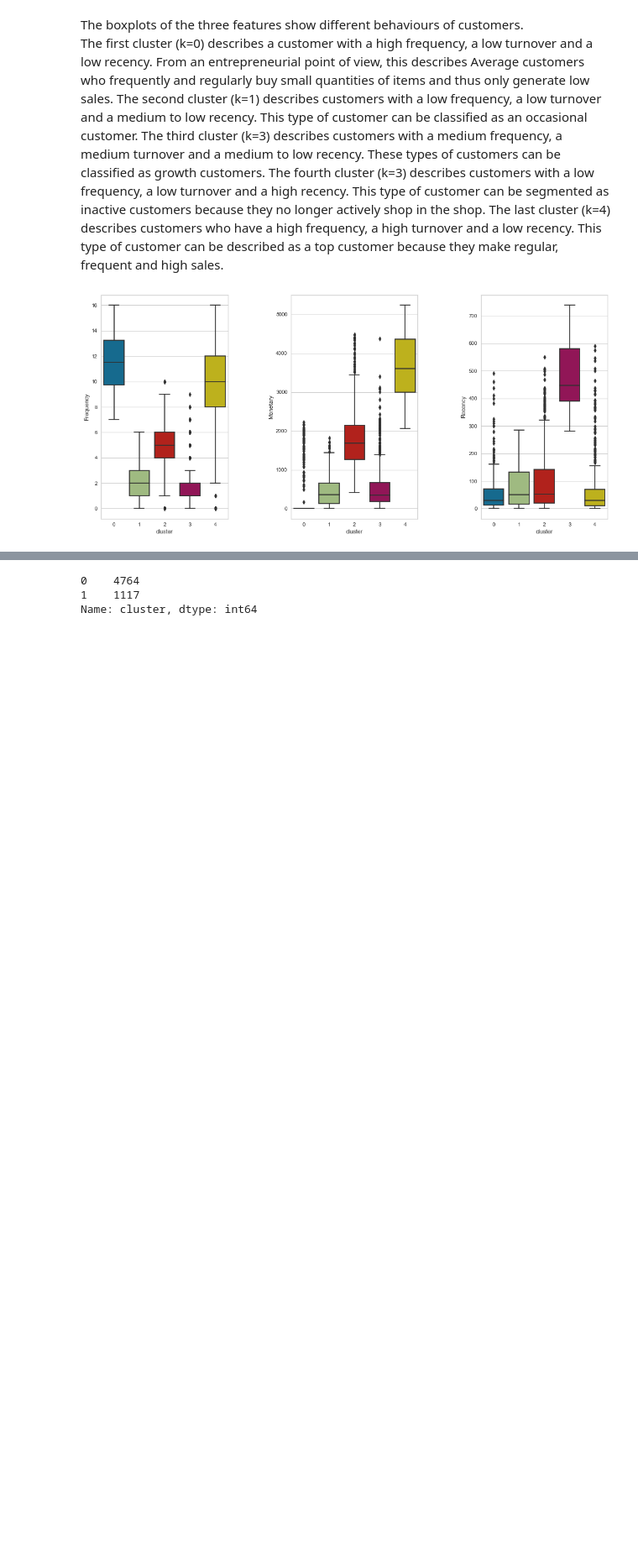
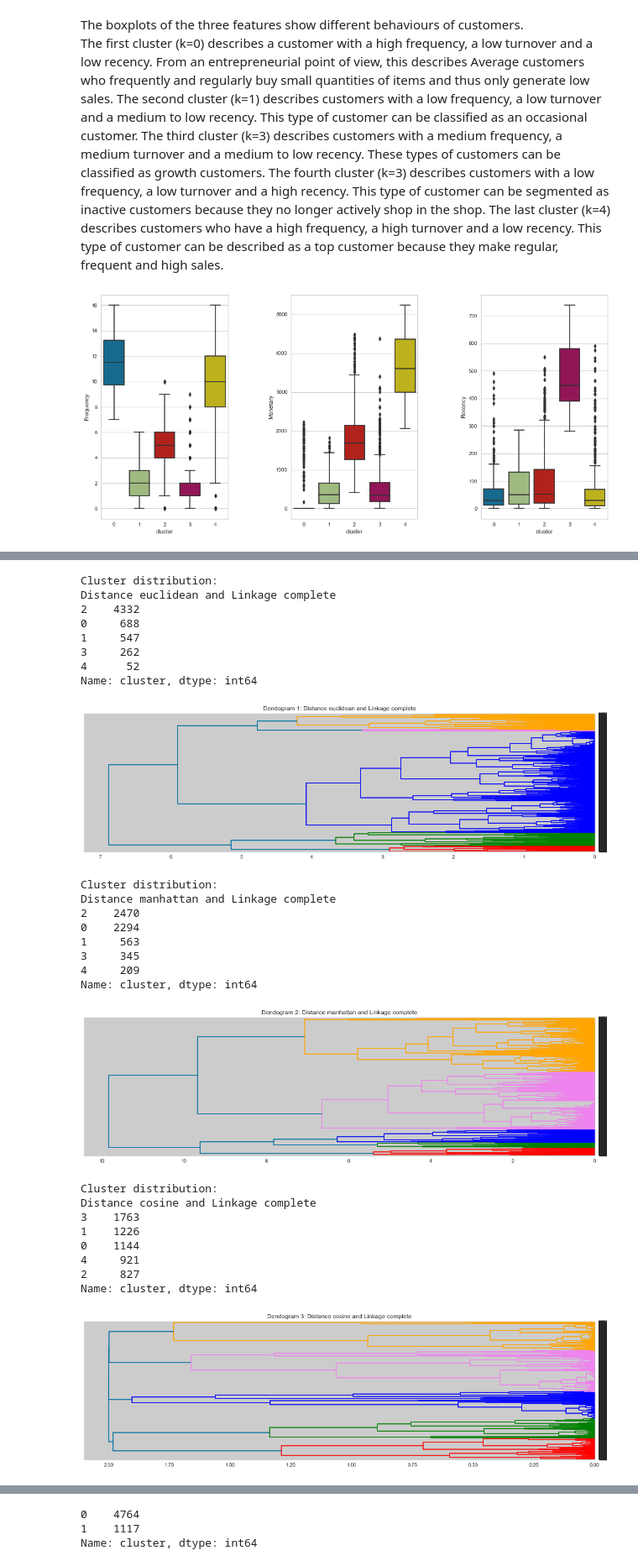
Before and after one commit to wuesten/Portfolio_2_MMS, a Jupyter notebook: market_segmentation.ipynb, the cells around one changed output, grey strips where cells are left out. Shown at 84% size. Cells and saved outputs as stored; diff of their text form; code cells hidden in the pictures; blank space fills up the shorter version.

```diff
--- a/market_segmentation.ipynb
+++ b/market_segmentation.ipynb
@@ -717,0 +790,22 @@ def visualize_silhouette_score(kmeans,color,X):
+# %%
+def show_dendogram(measure, cluster_size, linkage_type, df,i):
+    agg = cluster.AgglomerativeClustering(cluster_size, affinity=measure, linkage= linkage_type, compute_distances=True)
+    labels = agg.fit_predict(df)
+    rfm_df_copy["cluster"] = agg.labels_
+    distribution = rfm_df_copy['cluster'].value_counts()
+    print('Cluster distribution:')
+    print(f'Distance {measure} and Linkage {linkage_type}')
+    print(distribution)
+    hierarchy.set_link_color_palette(['red', 'green', 'blue', 'violet', 'orange'])
+    plt.figure(figsize=(18,5))
+    if str(measure).__contains__("function"):
+        measure = "Pearson"
+    dendrogram(
+        create_linkage(agg),
+        color_threshold=agg.distances_[-cluster_size + 1], #use agg.distances[-desired amount of cluster + 1] for coloring
+        orientation='left',
+        labels=df.index,
+        leaf_rotation=0)
+    plt.title(f'Dendogram {i}: Distance {measure} and Linkage {linkage_type}')
+    #plt.savefig(f'decathlon_dendrogram_{measure}_{linkage_type}.pdf')
+    plt.show()
@@ -921,0 +960,39 @@ def agglomerate(measure, cluster_size, linkage_type, df):
+# %%
+i=0
+for linkage in ["complete", "single", "ward"]:
+    if linkage == "ward":
+        i = i+1
+        show_dendogram("euclidean",5,linkage, rfm_df_sc,i)
+        break
+    else:
+        for measure in ["euclidean","manhattan","cosine"]:
+            i = i+1
+            show_dendogram(measure,5,linkage, rfm_df_sc,i)
+# %% [output]
+Cluster distribution:
+Distance euclidean and Linkage complete
+2    4332
+0     688
+1     547
+3     262
+4      52
+Name: cluster, dtype: int64
+[figure, added]
+Cluster distribution:
+Distance manhattan and Linkage complete
+2    2470
+0    2294
+1     563
+3     345
+4     209
+Name: cluster, dtype: int64
+[figure, added]
+Cluster distribution:
+Distance cosine and Linkage complete
+3    1763
+1    1226
+0    1144
+4     921
+2     827
+Name: cluster, dtype: int64
+[figure, added]
```
Also changed, not shown: parts of 66 cells of this notebook.
